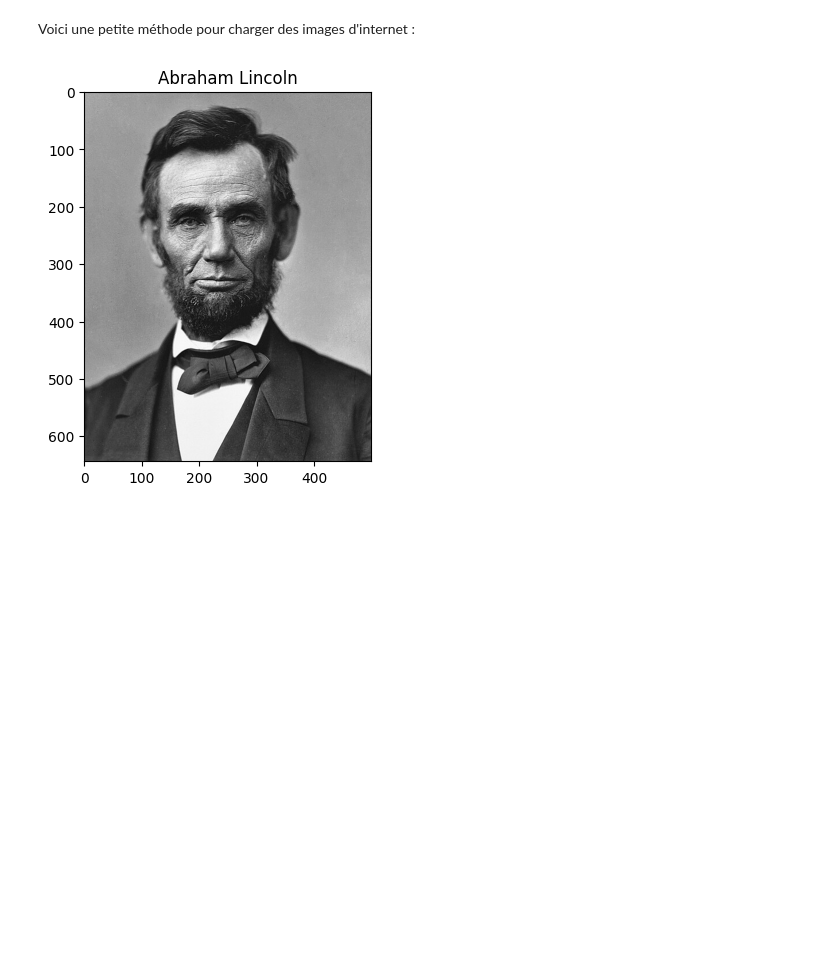
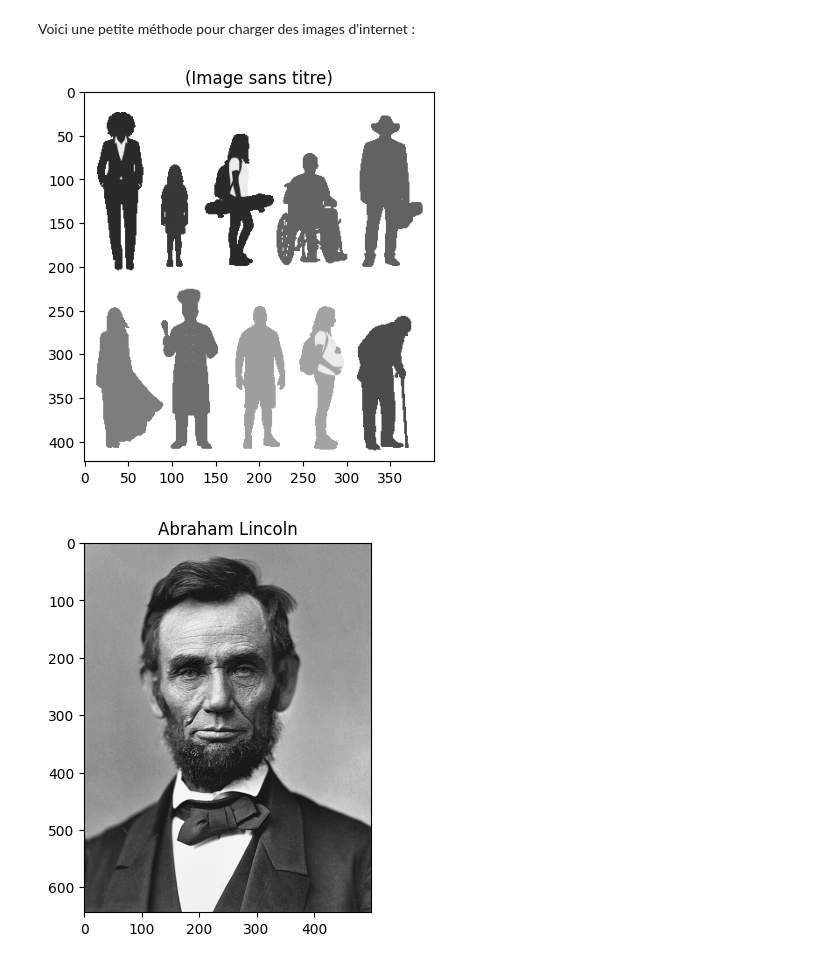
Before and after one commit to 316k/notebooks-cf1, a Jupyter notebook: exercices/02_Numpy.ipynb, the cells around one changed output. Saved outputs shown, nothing was run; the diff lists cells and outputs as text; code cells hidden in the pictures; blank space fills up the shorter version.

```diff
--- a/exercices/02_Numpy.ipynb
+++ b/exercices/02_Numpy.ipynb
@@ -774,13 +774,15 @@ def charger_image(url):
   img = skimage.io.imread(url).astype(float)
   img /= 255.0
   assert np.all(np.logical_and(img >= 0, img <= 1)), "Les pixels n'ont pas des valeurs de 0 à 1"
-
-  # ATTENTION: Les images en couleurs demandent d'utiliser 3 valeurs par pixel
-  # pour faire un mélange de couleurs avec du (Rouge, Vert, Bleu)
-  # Ça nous prendrait un tableau à 3D! On va garder ça pour plus tard...
+  # Conversion en noir et blanc au besoin
+  if len(img.shape) == 3:
+    img = img[:, :, 0:3].mean(axis=-1)
   assert len(img.shape) == 2, "L'image doit être en tons de gris"
-
   return img
+# %%
+imshow(charger_image("https://openclipart.org/image/400px/354513"))
+# %% [output]
+[figure, added]
 # %%
 # On pourra télécharger et afficher des images en quelques lignes
 image_test = charger_image("https://raw.githubusercontent.com/316k/misc-data/refs/heads/main/images/lincoln.jpg")
```
Also changed, not shown: parts of 3 cells of this notebook, 1 other file.
